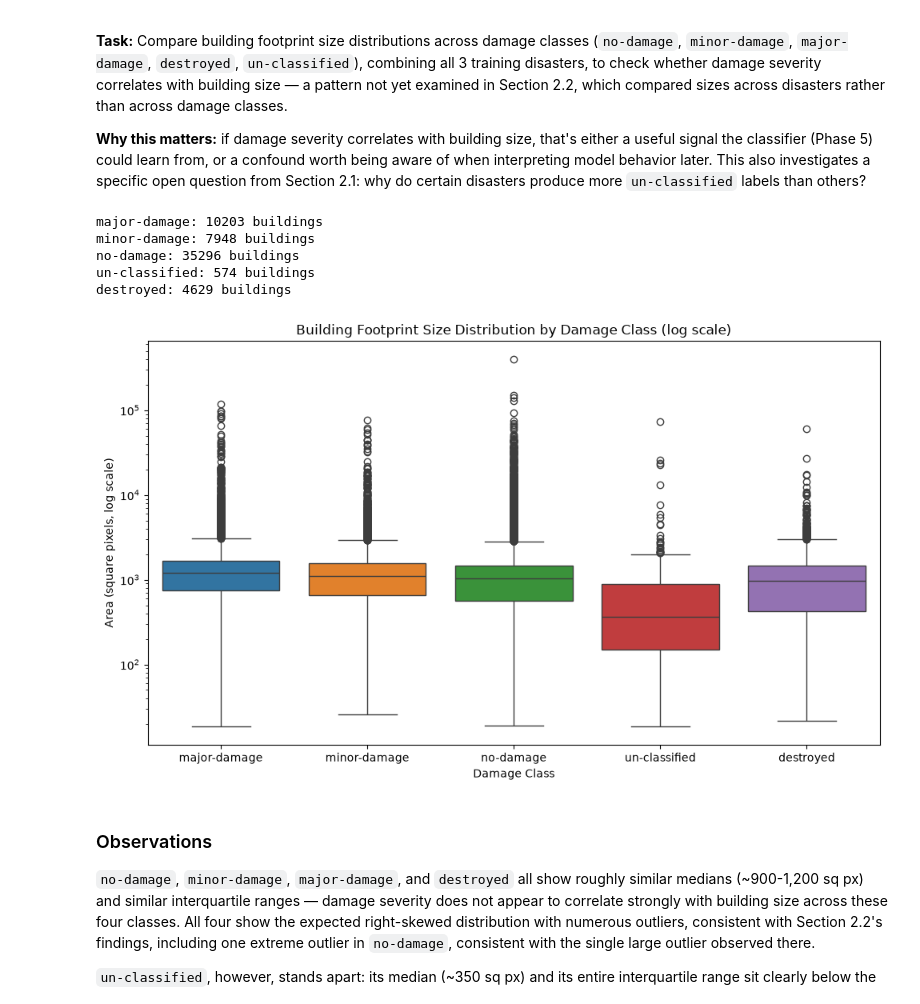
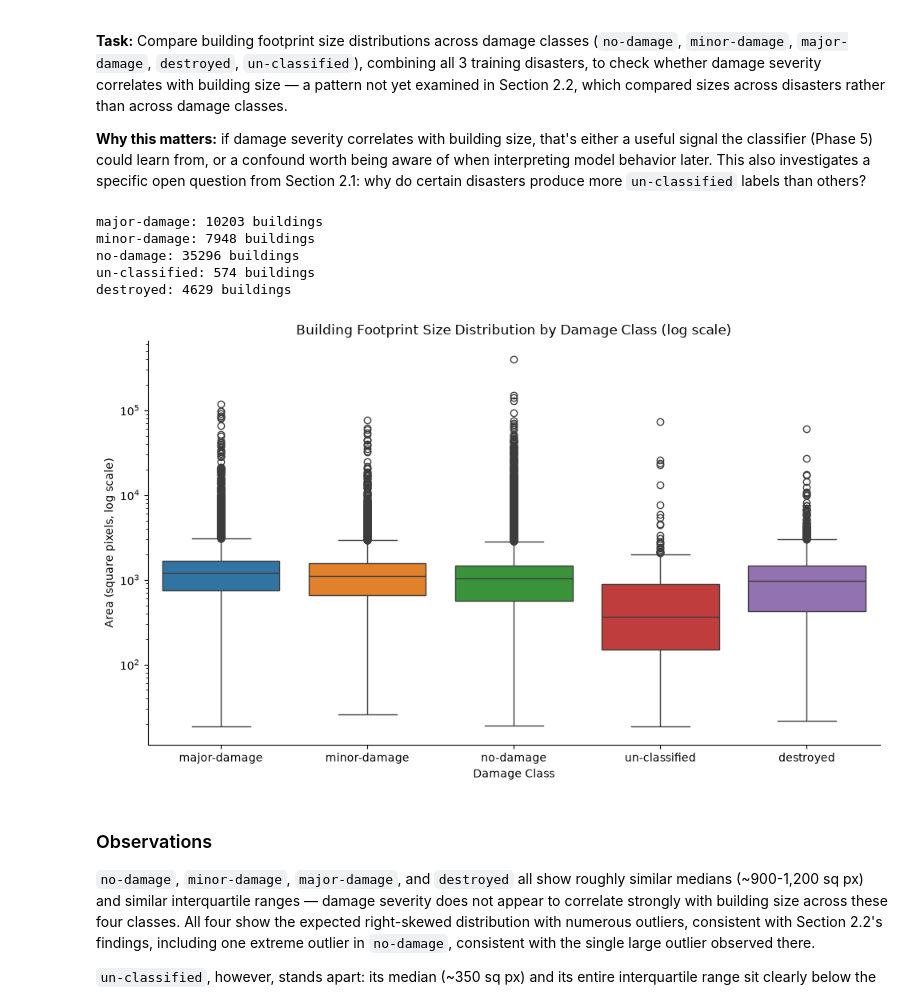
Before and after one commit to husnainalix77/disaster-damage-assessment, a Jupyter notebook: notebooks/02_eda.ipynb, the cells around one changed output. Cells and saved outputs as stored; diff of their text form; code cells hidden in the pictures.

```diff
--- a/notebooks/02_eda.ipynb
+++ b/notebooks/02_eda.ipynb
@@ -275,7 +277,7 @@ This result should be read carefully: with a large combined sample (~50,000+ bui
 **Why this matters:** if damage severity correlates with building size, that's either a useful signal the classifier (Phase 5) could learn from, or a confound worth being aware of when interpreting model behavior later. This also investigates a specific open question from Section 2.1: why do certain disasters produce more `un-classified` labels than others?
 # %%
 def get_area_per_damage_class(disaster_name, labels_dir):
-
+    """Returns the areas for each damage class."""
     pattern = f"*{disaster_name}*post_disaster.json"
     json_files = labels_dir.glob(pattern)
     area_by_class = defaultdict(list)
@@ -285,7 +287,7 @@ def get_area_per_damage_class(disaster_name, labels_dir):
             d = json.load(f)
             for building in d.get("features", {}).get("xy", []):
                 wkt_str = building["wkt"]
-                subtype = building.get("properties", {}).get("subtype")
+                subtype = building.get("properties", {}).get("subtype") # damage_class
                 if not subtype:
                     subtype = "un-classified"
                 polygon = wkt_loads(wkt_str)
@@ -301,36 +303,37 @@ for disaster in disasters:
 
 for damage_class, areas in combined_area_by_class.items():
     print(f"{damage_class}: {len(areas)} buildings")
 
 # Box plot needs one row per observation
 plot_data = pd.DataFrame([
-    {"damage_class": subtype, "area" : area}
-    for subtype, area_list in combined_area_by_class.items()
+    {"damage_class": damage_class, "area" : area}
+    for damage_class, area_list in combined_area_by_class.items()
     for area in area_list
 ])
 
 plt.figure(figsize=(10, 6))
 sns.boxplot(
     data=plot_data,
     x="damage_class",
     y="area",
     hue="damage_class",
     palette="tab10",
     legend=False
 )
 plt.xlabel("Damage Class")
 plt.title("Building Footprint Size Distribution by Damage Class (log scale)")
 plt.ylabel("Area (square pixels, log scale)")
 plt.yscale("log")
+sns.despine() # removes top and right borders
 plt.tight_layout()
 plt.show()
 # %% [output]
 major-damage: 10203 buildings
 minor-damage: 7948 buildings
 no-damage: 35296 buildings
 un-classified: 574 buildings
 destroyed: 4629 buildings
-[figure, old version]
+[figure, new version]
 # %% [markdown]
 ### Observations
 
```
Also changed, not shown: parts of 5 cells of this notebook, 2 other files.
